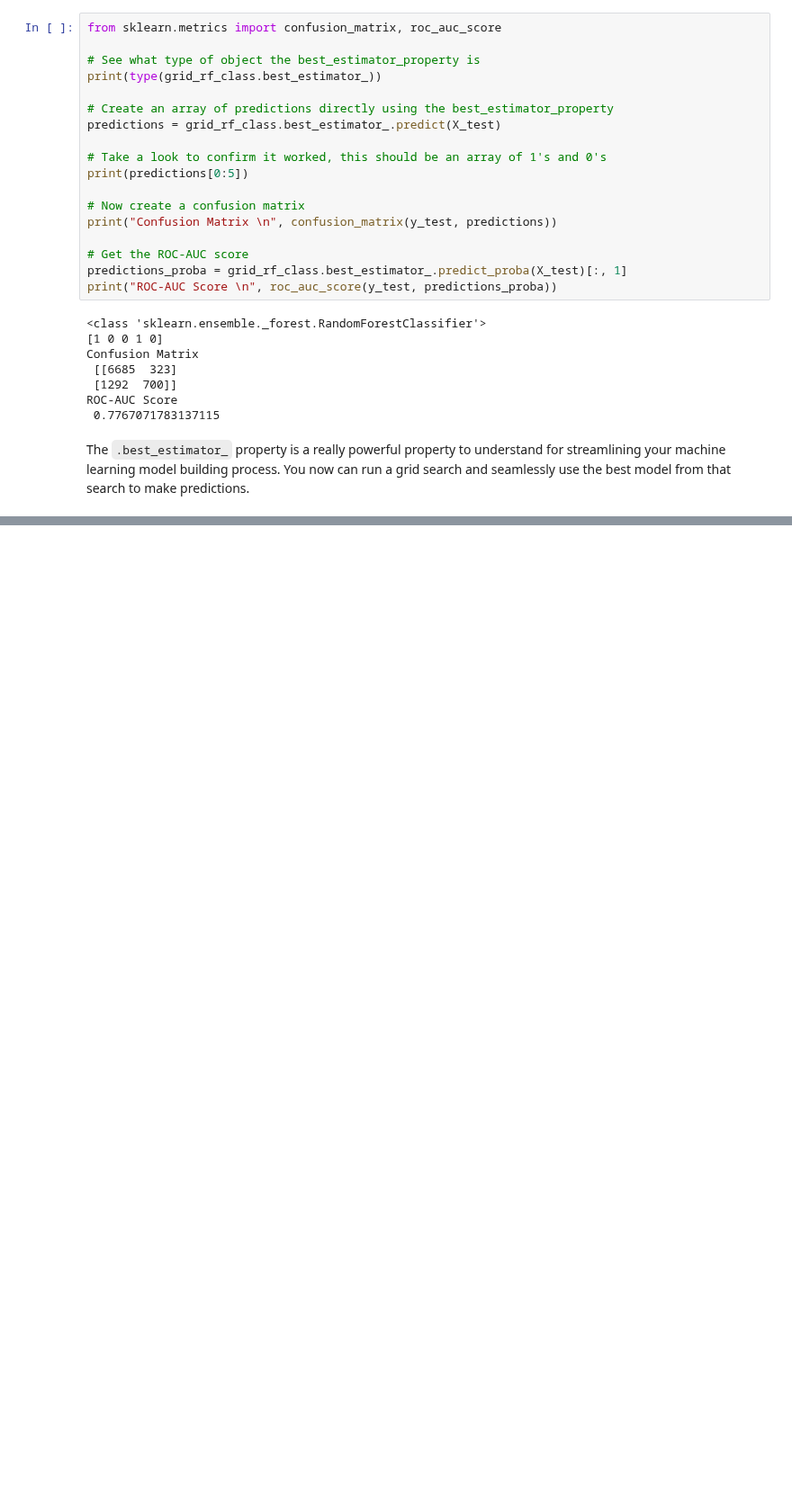
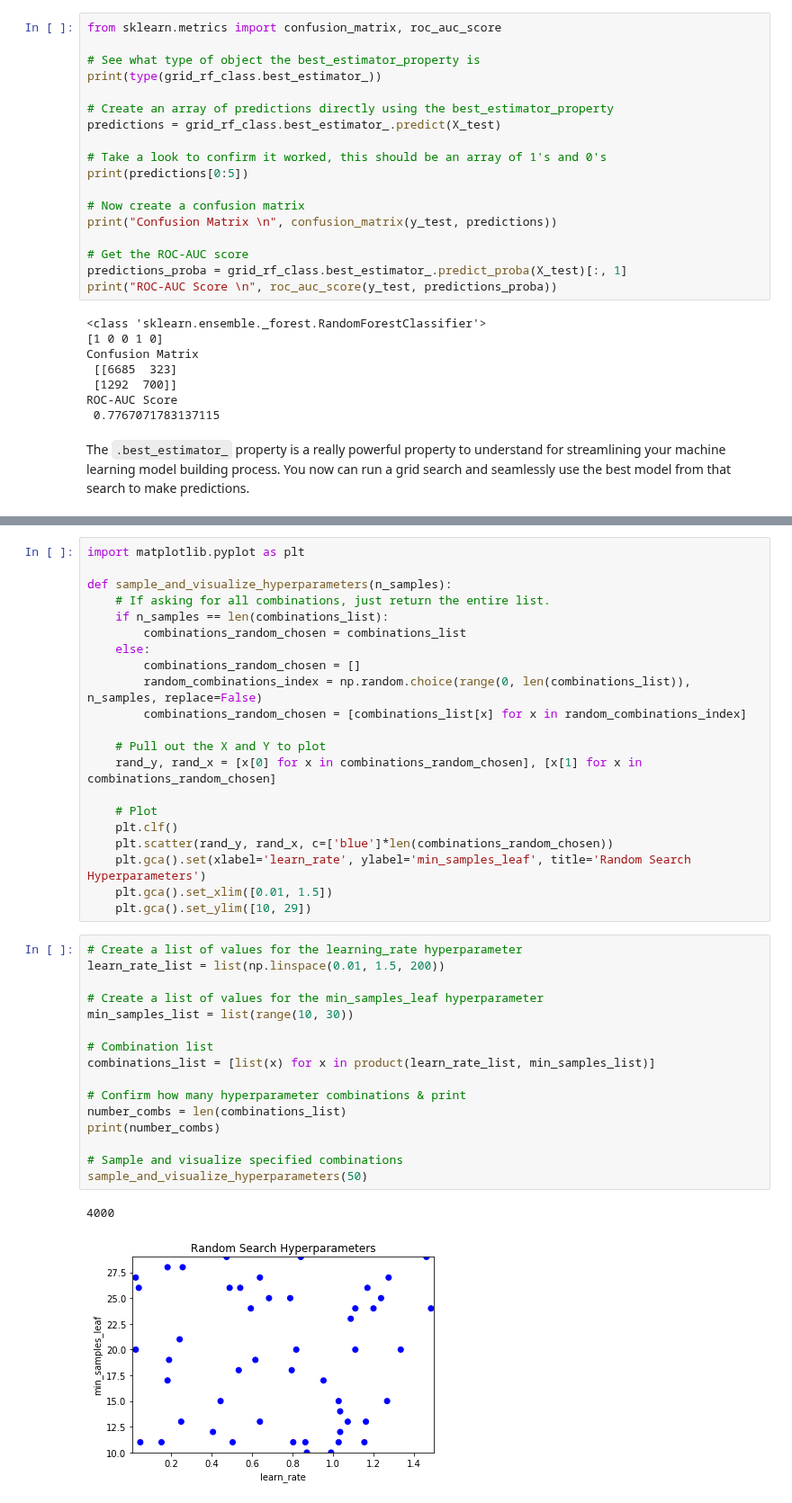
Before and after one commit to yeisonmontoya1815/Course-Machine-Learning-Python, a Jupyter notebook: 14. Hyperparameter Tuning in Python/14. Hyperparameter Tuning in Python.ipynb, the cells around one changed output, grey strips where cells are left out. Shown at 90% size. Cells and saved outputs as stored; diff of their text form; blank space fills up the shorter version.

```diff
--- a/14. Hyperparameter Tuning in Python/14. Hyperparameter Tuning in Python.ipynb
+++ b/14. Hyperparameter Tuning in Python/14. Hyperparameter Tuning in Python.ipynb
@@ -562,0 +678,40 @@ The `.best_estimator_` property is a really powerful property to understand for
+# %%
+import matplotlib.pyplot as plt
+
+def sample_and_visualize_hyperparameters(n_samples):
+    # If asking for all combinations, just return the entire list.
+    if n_samples == len(combinations_list):
+        combinations_random_chosen = combinations_list
+    else:
+        combinations_random_chosen = []
+        random_combinations_index = np.random.choice(range(0, len(combinations_list)), n_samples, replace=False)
+        combinations_random_chosen = [combinations_list[x] for x in random_combinations_index]
+
+    # Pull out the X and Y to plot
+    rand_y, rand_x = [x[0] for x in combinations_random_chosen], [x[1] for x in combinations_random_chosen]
+
+    # Plot
+    plt.clf()
+    plt.scatter(rand_y, rand_x, c=['blue']*len(combinations_random_chosen))
+    plt.gca().set(xlabel='learn_rate', ylabel='min_samples_leaf', title='Random Search Hyperparameters')
+    plt.gca().set_xlim([0.01, 1.5])
+    plt.gca().set_ylim([10, 29])
+# %%
+# Create a list of values for the learning_rate hyperparameter
+learn_rate_list = list(np.linspace(0.01, 1.5, 200))
+
+# Create a list of values for the min_samples_leaf hyperparameter
+min_samples_list = list(range(10, 30))
+
+# Combination list
+combinations_list = [list(x) for x in product(learn_rate_list, min_samples_list)]
+
+# Confirm how many hyperparameter combinations & print
+number_combs = len(combinations_list)
+print(number_combs)
+
+# Sample and visualize specified combinations
+sample_and_visualize_hyperparameters(50)
+# %% [output]
+4000
+[figure, added]
```
Also changed, not shown: parts of 21 cells of this notebook.
